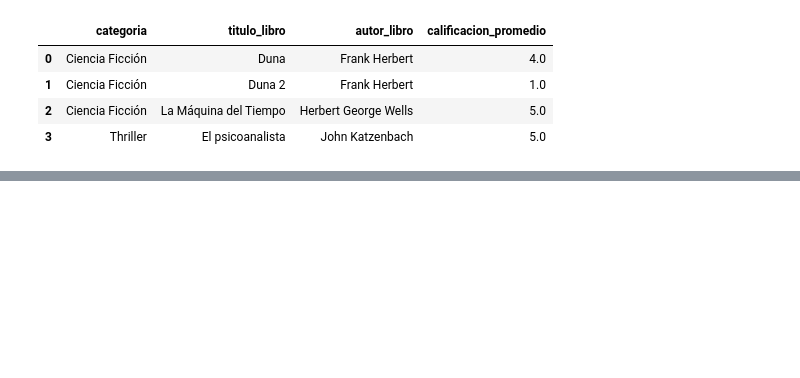
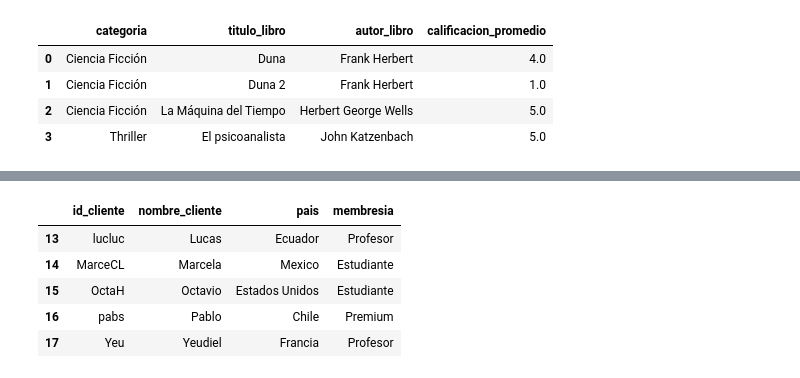
Before and after one commit to Detroxsys/BBDDNE, a Jupyter notebook: Proyecto_II/cass_conection_test.ipynb, the cells around one changed output, grey strips where cells are left out. Cells and saved outputs as stored; diff of their text form; code cells hidden in the pictures; blank space fills up the shorter version.

```diff
--- a/Proyecto_II/cass_conection_test.ipynb
+++ b/Proyecto_II/cass_conection_test.ipynb
@@ -541,0 +481,10 @@ InvalidRequest: Error from server: code=2200 [Invalid query] message="Order by c
+# %%
+#Notemos que Pilar y Prof Pimentel no se agragaron a nuestro df de usuarios ya que aún no existía el df
+users.tail(5)
+# %% [output]
+|  | id_cliente | nombre_cliente | pais | membresia |
+| 13 | lucluc | Lucas | Ecuador | Profesor |
+| 14 | MarceCL | Marcela | Mexico | Estudiante |
+| 15 | OctaH | Octavio | Estados Unidos | Estudiante |
+| 16 | pabs | Pablo | Chile | Premium |
+| 17 | Yeu | Yeudiel | Francia | Profesor |
```
Also changed, not shown: parts of 16 cells of this notebook, 2 other files.
